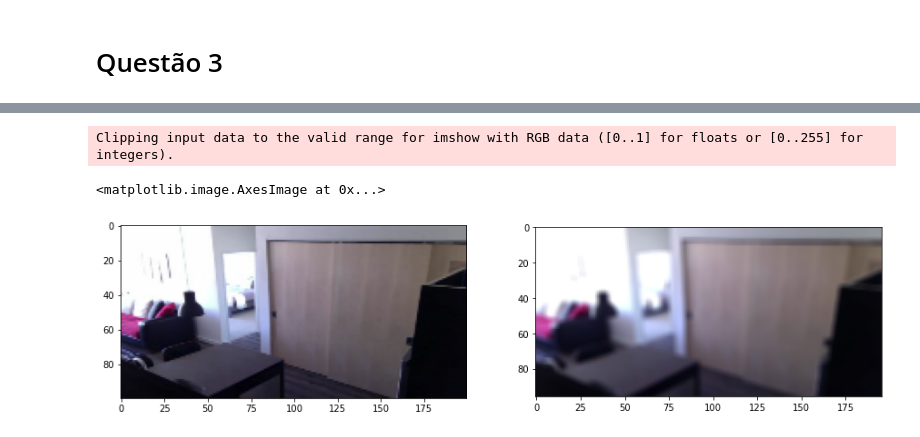
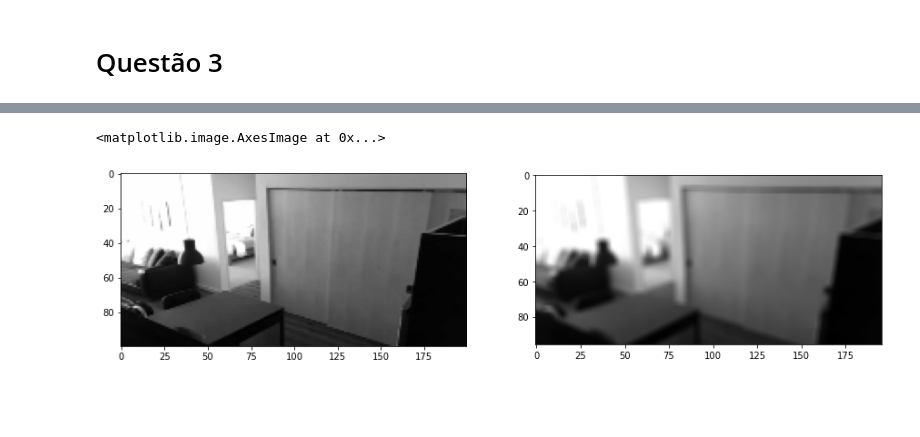
Before and after one commit to lucasmmassa/VisaoComputacional_PLE, a Jupyter notebook: lista1/Lista-1.ipynb, the cells around one changed output, grey strips where cells are left out. Cells and saved outputs as stored; diff of their text form; code cells hidden in the pictures; blank space fills up the shorter version.

```diff
--- a/lista1/Lista-1.ipynb
+++ b/lista1/Lista-1.ipynb
@@ -180,6 +188,29 @@ def aplicarFiltro(image,kernel):
     result[:,:,2] = channel2
 
     return result
+# %%
+# funcao para aplicar filtro em imagem RGB
+def aplicarFiltro(image,kernel):
+    r = kernel.shape[0]
+    c = kernel.shape[1]
+    h = image.shape[0]
+    w = image.shape[1]
+
+    if r != c:
+        print('Erro: O kernel passado não é uma matriz quadrada')
+        return None
+
+    if (r%2==0):
+        print('Erro: O kernel passado possui número par de linhas e colunas')
+
+    k = int((r-1)/2)
+
+    if len(image.shape) == 2:
+        result = filtro1D(image,kernel,r,c,h,w,k)
+    else:
+        result = filtro3D(image,kernel,r,c,h,w,k)
+
+    return result
 # %%
 # filtro a ser aplicado
 filtro = np.array([
@@ -189,10 +220,11 @@ filtro = np.array([
     [1,1,1,1,1],
     [1,1,1,1,1]
 ]).astype(float)
-filtro *= 1/15
+filtro *= 1/20
 # %%
 small_img1 = cv2.resize(img1,(200,100))
-filtered = aplicarFiltro(small_img1,filtro)
+small_img1_gray = cv2.cvtColor(small_img1,cv2.COLOR_RGB2GRAY)
+filtered = aplicarFiltro(small_img1_gray,filtro)
 # %%
 filtered.shape
 # %% [output]
@@ -200,9 +232,8 @@ filtered.shape
 # %%
 # imagem original e resultado da convolução, respectivamente
 f, axarr = plt.subplots(1,2,figsize=(15,10))
-axarr[0].imshow(small_img1)
-axarr[1].imshow(filtered/255)
+axarr[0].imshow(small_img1_gray,cmap='gray')
+axarr[1].imshow(filtered/255,cmap='gray')
 # %% [output]
-Clipping input data to the valid range for imshow with RGB data ([0..1] for floats or [0..255] for integers).
+<matplotlib.image.AxesImage at 0x...>
-<matplotlib.image.AxesImage at 0x...>
-[figure, old version]
+[figure, new version]
```
Also changed, not shown: parts of 12 cells of this notebook, 2 other files.
